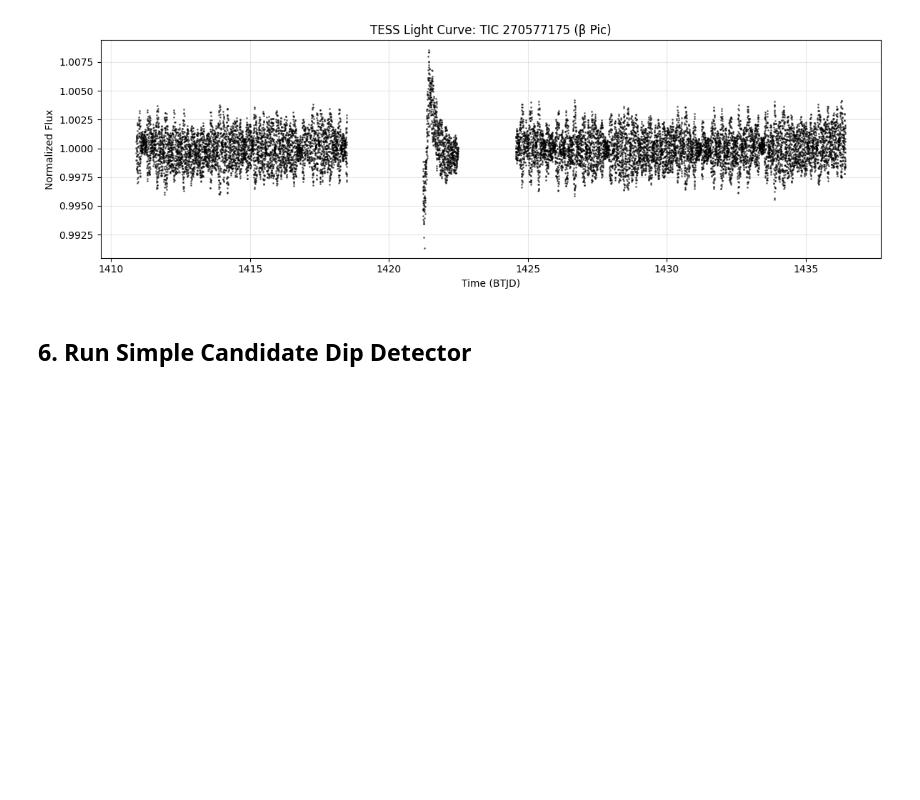
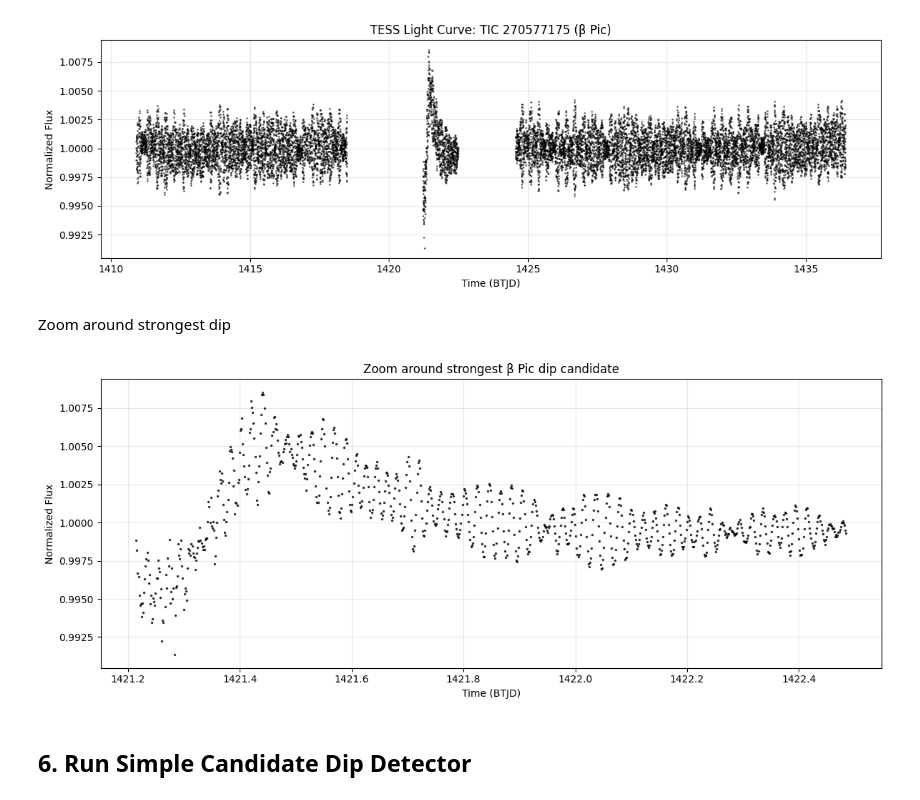
Before and after one commit to L4RBIX/astrohunter-kz, a Jupyter notebook: notebooks/01_beta_pic_positive_control.ipynb, the cells around one changed output. Drawn from its saved outputs; the diff is of its cells as text; code cells hidden in the pictures; blank space fills up the shorter version.

Commit message:
feat: add first Beta Pic positive control results

```diff
--- a/notebooks/01_beta_pic_positive_control.ipynb
+++ b/notebooks/01_beta_pic_positive_control.ipynb
@@ -96,6 +96,27 @@ plot_full_lightcurve(
 )
 # %% [output]
 [figure]
+# %% [markdown]
+Zoom around strongest dip
+# %%
+import matplotlib.pyplot as plt
+
+t = lc_df["time_btjd"].values
+f = lc_df["flux"].values
+
+mask = (t > 1420.5) & (t < 1422.5)
+
+plt.figure(figsize=(12, 5))
+plt.plot(t[mask], f[mask], "k.", markersize=3, alpha=0.7)
+plt.xlabel("Time (BTJD)")
+plt.ylabel("Normalized Flux")
+plt.title("Zoom around strongest β Pic dip candidate")
+plt.grid(alpha=0.3)
+plt.tight_layout()
+plt.savefig(figures_dir / "beta_pic_zoom_strongest_dip.png", dpi=200)
+plt.show()
+# %% [output]
+[figure, added]
 # %% [markdown]
 ## 6. Run Simple Candidate Dip Detector
 # %%
```
Also changed, not shown: parts of 4 cells of this notebook.
